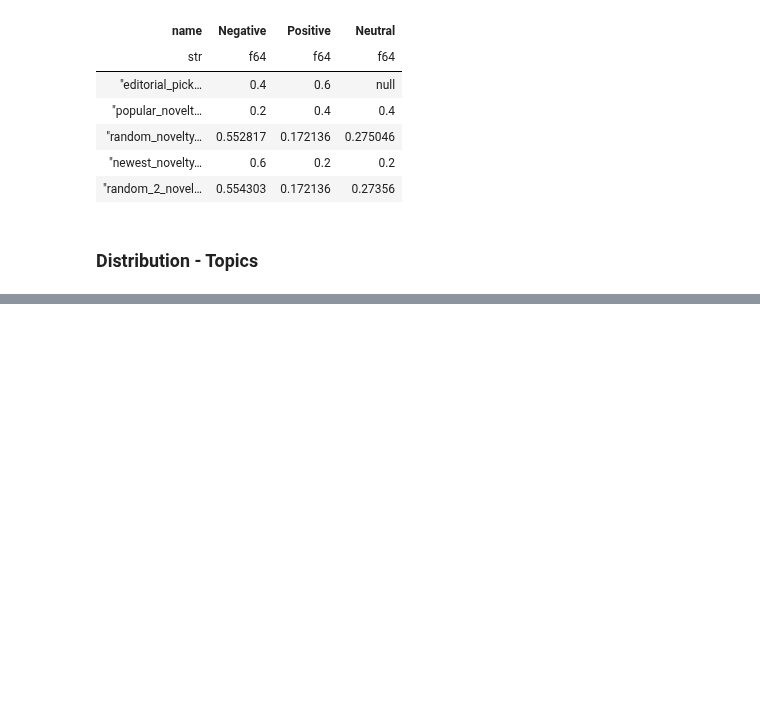
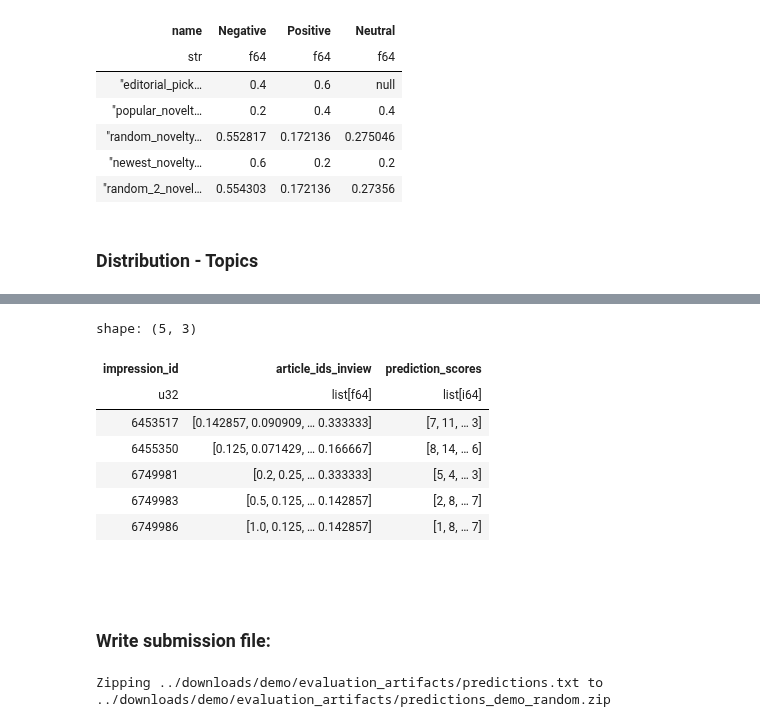
Before and after one commit to ebanalyse/ebnerd-benchmark, a Jupyter notebook: examples/03_beyond_accuracy/make_beyond_accuracy.ipynb, the cells around one changed output, grey strips where cells are left out. Saved outputs shown, nothing was run; the diff lists cells and outputs as text; code cells hidden in the pictures; blank space fills up the shorter version.

```diff
--- a/examples/03_beyond_accuracy/make_beyond_accuracy.ipynb
+++ b/examples/03_beyond_accuracy/make_beyond_accuracy.ipynb
@@ -734,0 +802,13 @@ shape: (5, 61)
+# %%
+np.random.seed(123)
+df = (
+    pl.concat([df_behaviors, df_beyond_accuarcy])
+    .select(DEFAULT_IMPRESSION_ID_COL, DEFAULT_INVIEW_ARTICLES_COL)
+    .with_columns(
+        pl.col(DEFAULT_INVIEW_ARTICLES_COL).map_elements(
+            lambda x: list(np.random.permutation(len(x)) + 1)
+        )
+    )
+    .collect()
+)
+df.head(3)
@@ -734,0 +825,5 @@ shape: (5, 61)
+# %%
+rank_score = df[:100].with_columns(
+    pl.col(DEFAULT_INVIEW_ARTICLES_COL).list.eval(1 / pl.element())
+)
+rank_score.head(5)
@@ -734,0 +839,33 @@ shape: (5, 61)
+# %%
+rank_score.with_columns(
+    pl.col(DEFAULT_INVIEW_ARTICLES_COL)
+    .map_elements(lambda x: list(rank_predictions_by_score(x)))
+    .alias("prediction_scores")
+).head(5)
+# %% [output]
+shape: (5, 3)
+| impression_id | article_ids_inview | prediction_scores |
+| u32 | list[f64] | list[i64] |
+| 6453517 | [0.142857, 0.090909, … 0.333333] | [7, 11, … 3] |
+| 6455350 | [0.125, 0.071429, … 0.166667] | [8, 14, … 6] |
+| 6749981 | [0.2, 0.25, … 0.333333] | [5, 4, … 3] |
+| 6749983 | [0.5, 0.125, … 0.142857] | [2, 8, … 7] |
+| 6749986 | [1.0, 0.125, … 0.142857] | [1, 8, … 7] |
+# %% [markdown]
+###
+# %% [markdown]
+### Write submission file:
+# %%
+df.head(10)
+
+impression_ids = df[DEFAULT_IMPRESSION_ID_COL].to_list()
+prediction_scores = df[DEFAULT_INVIEW_ARTICLES_COL].to_list()
+
+write_submission_file(
+    impression_ids=impression_ids,
+    prediction_scores=prediction_scores,
+    path=PATH_BEYOND_ACCURACY.joinpath("predictions.txt"),
+    filename_zip=f"predictions_{DATASET_SIZE}_random.zip",
+)
+# %% [output]
+Zipping ../downloads/demo/evaluation_artifacts/predictions.txt to ../downloads/demo/evaluation_artifacts/predictions_demo_random.zip
```
Also changed, not shown: parts of 26 cells of this notebook, 4 other files.
